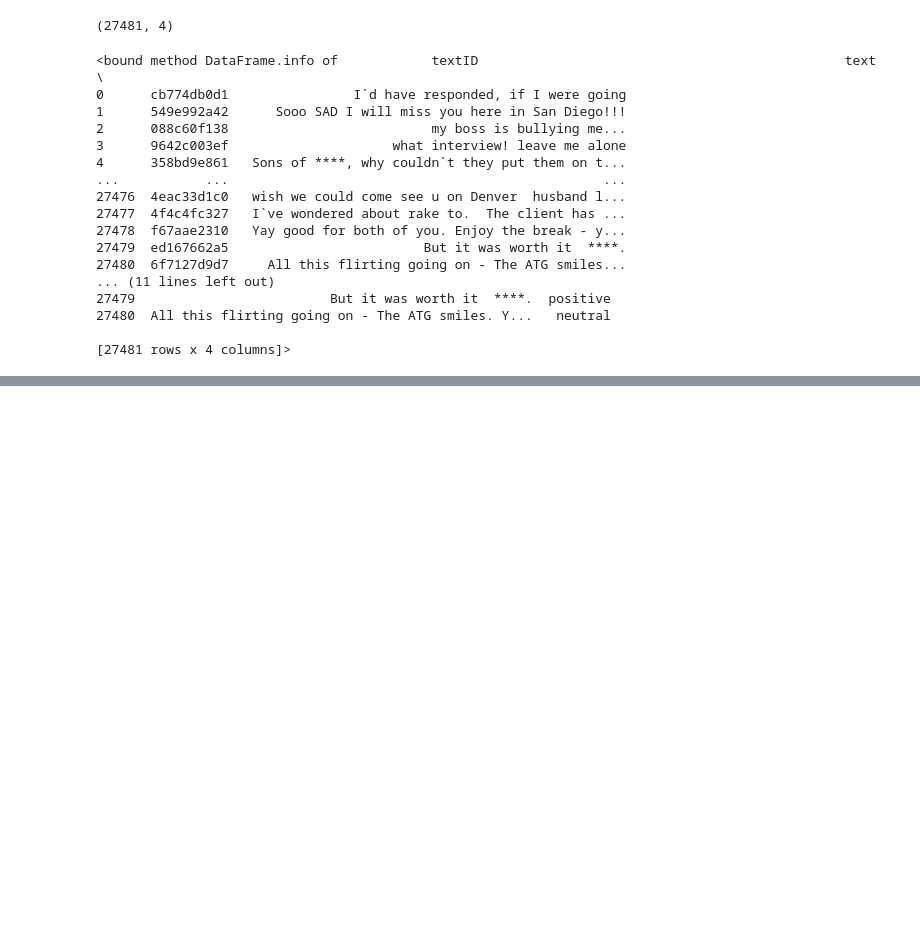
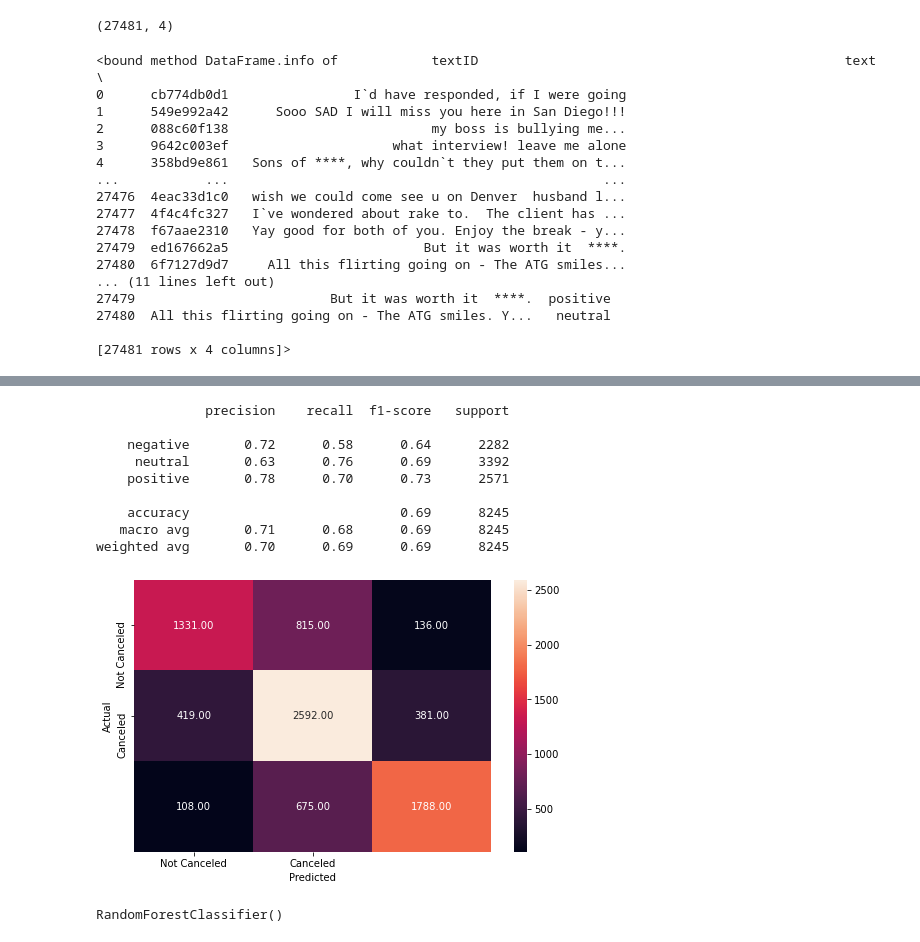
Before and after one commit to MelodyRastegar/Electric-Vehicle-Twitter-Sentiment-Analysis, a Jupyter notebook: Tesla-NLP.ipynb, the cells around one changed output, grey strips where cells are left out. Saved outputs shown, nothing was run; the diff lists cells and outputs as text; code cells hidden in the pictures; blank space fills up the shorter version.

```diff
--- a/Tesla-NLP.ipynb
+++ b/Tesla-NLP.ipynb
@@ -154,0 +235,14 @@ ValueError: could not convert string to float: '1c04467b15'
+# %%
+y_pred_test = log_reg.predict(X_test)
+metrics_score(y_test, y_pred_test)
+# %% [output]
+              precision    recall  f1-score   support
+
+    negative       0.72      0.58      0.64      2282
+     neutral       0.63      0.76      0.69      3392
+    positive       0.78      0.70      0.73      2571
+
+    accuracy                           0.69      8245
+   macro avg       0.71      0.68      0.69      8245
+weighted avg       0.70      0.69      0.69      8245
+[figure, added]
@@ -154,0 +251,5 @@ ValueError: could not convert string to float: '1c04467b15'
+# %%
+model = RandomForestClassifier()
+model.fit(X_train,y_train)
+# %% [output]
+RandomForestClassifier()
```
Also changed, not shown: parts of 41 cells of this notebook.
